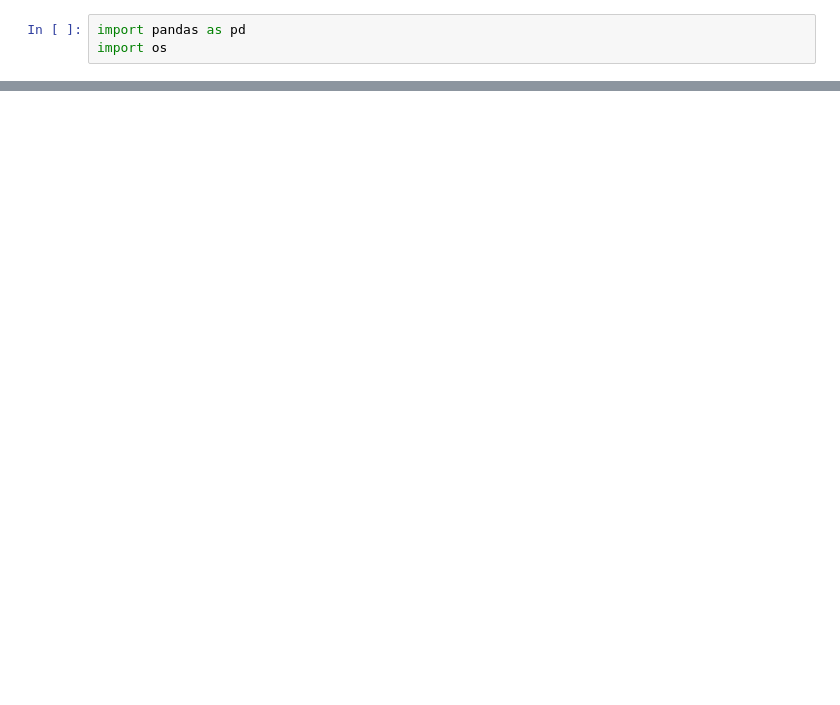
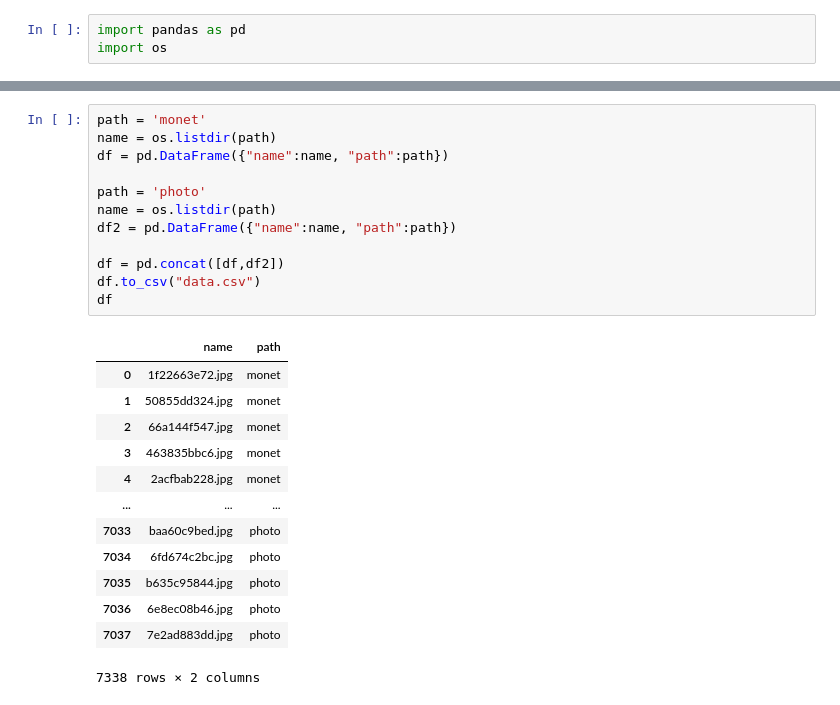
Before and after one commit to semenshestakov/CycleGAN, a Jupyter notebook: data/data.ipynb, the cells around one changed output, grey strips where cells are left out. Saved outputs shown, nothing was run; the diff lists cells and outputs as text; blank space fills up the shorter version.

Commit message:
extract data and create gen_data

```diff
--- a/data/data.ipynb
+++ b/data/data.ipynb
@@ -13,0 +15,26 @@ AttributeError: 'Series' object has no attribute 'append'
+# %%
+path = 'monet'
+name = os.listdir(path)
+df = pd.DataFrame({"name":name, "path":path})
+
+path = 'photo'
+name = os.listdir(path)
+df2 = pd.DataFrame({"name":name, "path":path})
+
+df = pd.concat([df,df2])
+df.to_csv("data.csv")
+df
+# %% [output]
+|  | name | path |
+| 0 | 1f22663e72.jpg | monet |
+| 1 | 50855dd324.jpg | monet |
+| 2 | 66a144f547.jpg | monet |
+| 3 | 463835bbc6.jpg | monet |
+| 4 | 2acfbab228.jpg | monet |
+| ... | ... | ... |
+| 7033 | baa60c9bed.jpg | photo |
+| 7034 | 6fd674c2bc.jpg | photo |
+| 7035 | b635c95844.jpg | photo |
+| 7036 | 6e8ec08b46.jpg | photo |
+| 7037 | 7e2ad883dd.jpg | photo |
+7338 rows × 2 columns
```
Also changed, not shown: parts of 4 cells of this notebook, 1 other file.
